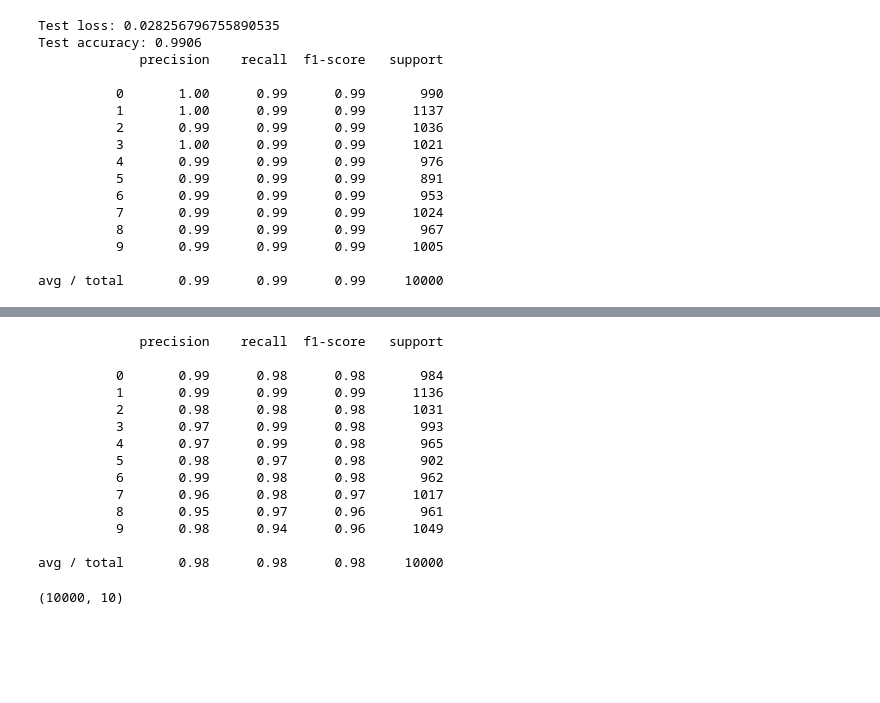
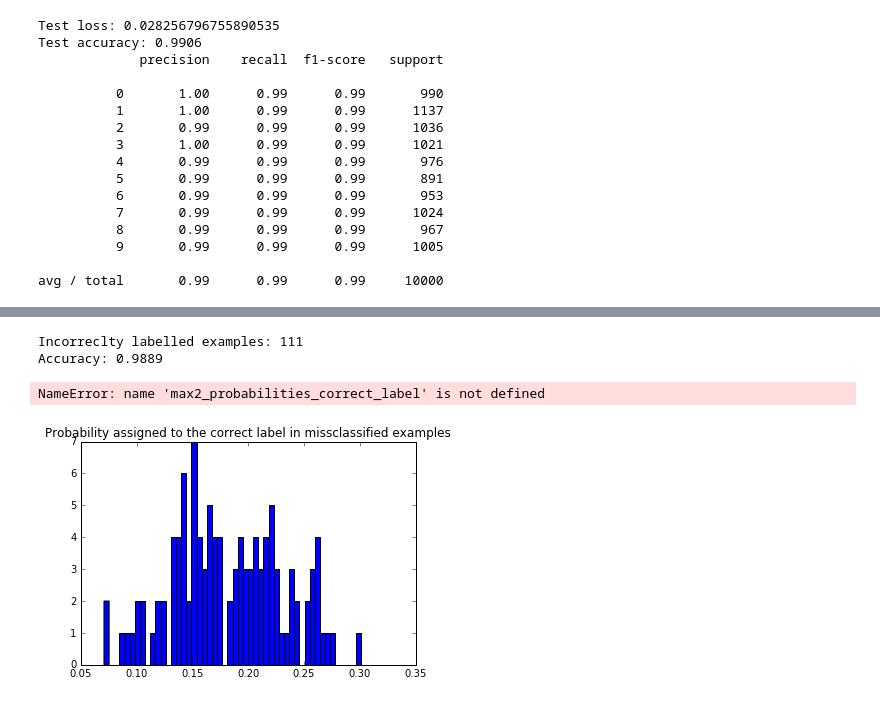
Before and after one commit to seb5666/cnn_gaussian_process_uncertainty, a Jupyter notebook: CNN uncertainty.ipynb, the cells around one changed output, grey strips where cells are left out. Drawn from its saved outputs; the diff is of its cells as text; code cells hidden in the pictures; blank space fills up the shorter version.

```diff
--- a/CNN uncertainty.ipynb
+++ b/CNN uncertainty.ipynb
@@ -130,0 +147,9 @@ predictions = gpc_rbf_isotropic.predict(last_layer_test_outputs)
+# %%
+kernel = 1.0 * RBF([1.0]) + WhiteKernel(noise_level=0.01)
+gpc_rbf_isotropic = GaussianProcessClassifier(kernel=kernel, multi_class="one_vs_rest")
+# %time gpc_rbf_isotropic.fit(last_layer_train_outputs[:10],y_train[:10])
+# %time gpc_rbf_isotropic.fit(last_layer_train_outputs[:100],y_train[:100])
+# %time gpc_rbf_isotropic.fit(last_layer_train_outputs[:500],y_train[:500])
+%time gpc_rbf_isotropic = gpc_rbf_isotropic.fit(last_layer_train_outputs[:100],y_train[:100])
+# %time gpc_rbf_isotropic.fit(last_layer_train_outputs[:10000],y_train[:10000])
+# %time gpc_rbf_isotropic.fit(last_layer_train_outputs, y_train)
@@ -131,3 +162,6 @@ predictions = gpc_rbf_isotropic.predict(last_layer_test_outputs)
+# %%
+predictions_proba = gpc_rbf_isotropic.predict_proba(last_layer_test_outputs)
+predictions = np.argmax(predictions_proba, axis=1)
 # %%
 print(classification_report(predictions, y_test))
 # %% [output]
@@ -148,22 +182,9 @@ avg / total       0.96      0.95      0.95     10000
-# %%
-print(classification_report(predictions, y_test))
-# %% [output]
-             precision    recall  f1-score   support
-
-          0       0.99      0.98      0.98       984
-          1       0.99      0.99      0.99      1136
-          2       0.98      0.98      0.98      1031
-          3       0.97      0.99      0.98       993
-          4       0.97      0.99      0.98       965
-          5       0.98      0.97      0.98       902
-          6       0.99      0.98      0.98       962
-          7       0.96      0.98      0.97      1017
-          8       0.95      0.97      0.96       961
-          9       0.98      0.94      0.96      1049
-
-avg / total       0.98      0.98      0.98     10000
-# %%
-predictions_proba = gpc_rbf_isotropic.predict_proba(last_layer_test_outputs)
-predictions_proba.shape
-# %% [output]
-(10000, 10)
+# %%
+correct_indices = np.argwhere(predictions == y_test)
+incorrect_indices = np.argwhere(predictions != y_test)
+accuracy = len(correct_indices) / len(y_test)
+print("Incorreclty labelled examples: {}".format(len(incorrect_indices)))
+print("Accuracy: {}".format(accuracy))
+# %% [output]
+Incorreclty labelled examples: 111
+Accuracy: 0.9889
@@ -169,0 +196,21 @@ predictions_proba.shape
+# %%
+#indices of highest 2 probabilites
+max2_indices = np.argpartition(correct_probabilities, -2, axis=1)[:,-2:]
+#retrieve probabilites
+max1_correct_probabilities = correct_probabilities[np.arange(len(correct_probabilities)), max2_indices[:,0]]
+max2_correct_probabilities = correct_probabilities[np.arange(len(correct_probabilities)), max2_indices[:,1]]
+
+max2_difference_correct_probabilities = np.abs(max1_correct_probabilities - max2_probabilities_correct_label)
+plt.title("Difference between highest and second highest probability in correclty labelled examples")
+plt.hist(max2_difference_correct_probabilities, bins=50);
+# %% [output]
+NameError: name 'max2_probabilities_correct_label' is not defined
+# %%
+#compute probability assigned to the correct label in missclassified examples
+incorrect_probabilities = predictions_proba[incorrect_indices].reshape(-1, 10)
+correct_predictions = y_test[incorrect_indices].reshape(-1)
+incorrect_probabilities_correct_label = incorrect_probabilities[np.arange(len(correct_predictions)), correct_predictions]
+plt.title("Probability assigned to the correct label in missclassified examples")
+plt.hist(incorrect_probabilities_correct_label, bins=50);
+# %% [output]
+[figure, added]
```
Also changed, not shown: parts of 32 cells of this notebook.
